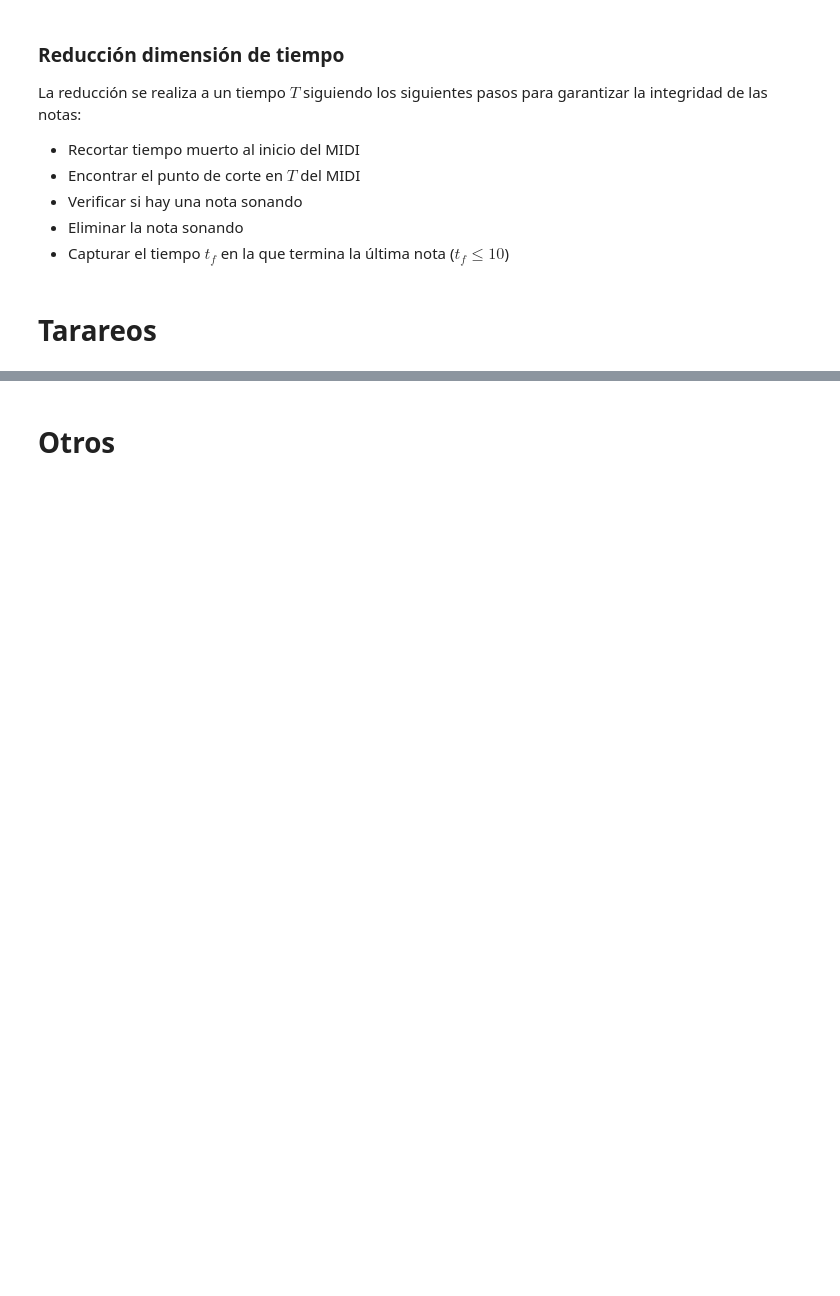
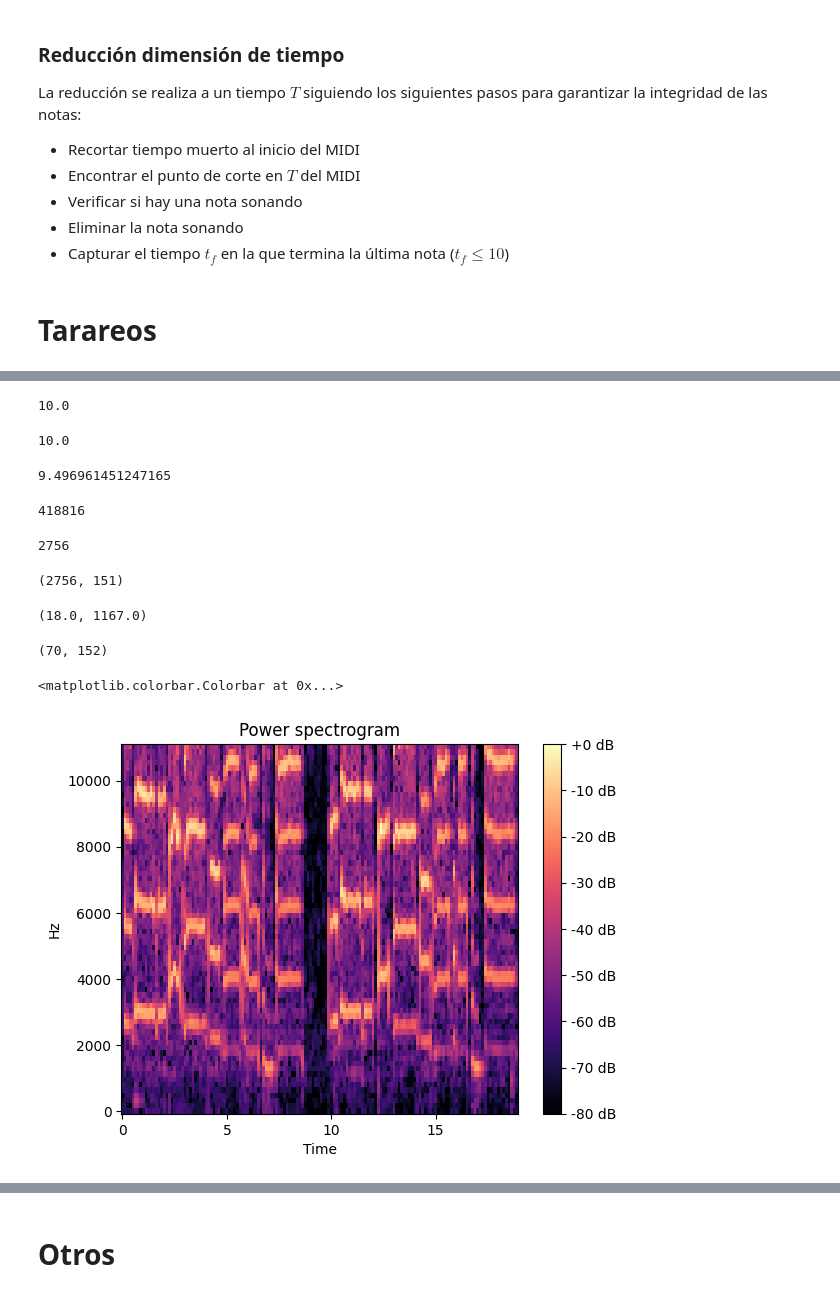
Before and after one commit to JafetMoon/hum_transcription_Project_DIA, a Jupyter notebook: 2-preprocesamiento.ipynb, the cells around one changed output, grey strips where cells are left out. Drawn from its saved outputs; the diff is of its cells as text; code cells hidden in the pictures; blank space fills up the shorter version.

Commit message:
Transforming : Audo transform Coding
- Write code for transform audio:
-- Trim (top_db parameter on progress)
-- split in windows
-- Generate espectrogram

- Code for testing

```diff
--- a/2-preprocesamiento.ipynb
+++ b/2-preprocesamiento.ipynb
@@ -120,0 +122,48 @@ spectro = utils.tarareos.process_audio_files(path, L)
+# %%
+audio_path = 'datos\Tarareos\wav_data_sync_with_midi\F01_0022_0001_1_D.wav'
+y, sr = librosa.load(audio_path, sr=None)
+y.shape[0] / sr
+# %% [output]
+10.0
+# %%
+midi = mido.MidiFile('datos_procesados/midis/trimmed/F01_0022_0001_1_D.mid')
+midi.length
+# %% [output]
+10.0
+# %%
+foo_y = utils.tarareos.trim(y, sr=sr, T_midi=midi.length, T_audio=10)
+foo_y.shape[0] / sr
+# %% [output]
+9.496961451247165
+# %%
+foo_y.shape[0]
+# %% [output]
+418816
+# %%
+L_seg = lowest_time / 2
+foo_frames, foo_L = utils.tarareos.dividir_en_ventanas(foo_y, sr, L_seg = L_seg)
+print(foo_L)
+foo_frames.shape
+# %% [output]
+2756
+(2756, 151)
+# %%
+freq_range
+# %% [output]
+(18.0, 1167.0)
+# %%
+foo_spectro, foo_freqs = generar_espectrograma(foo_y, sr, foo_L, freq_range)
+foo_spectro.shape
+# %% [output]
+(70, 152)
+# %%
+fig, ax = plt.subplots()
+img = librosa.display.specshow(foo_spectro,
+                               y_axis='fft', x_axis='time', ax=ax, hop_length=foo_L)
+ax.set_title('Power spectrogram')
+# for i in range(157):
+#     ax.vlines(i * L_seg, 0, 8192)
+fig.colorbar(img, ax=ax, format="%+2.0f dB")
+# %% [output]
+<matplotlib.colorbar.Colorbar at 0x...>
+[figure, added]
```
Also changed, not shown: parts of 7 cells of this notebook, 3 other files.
